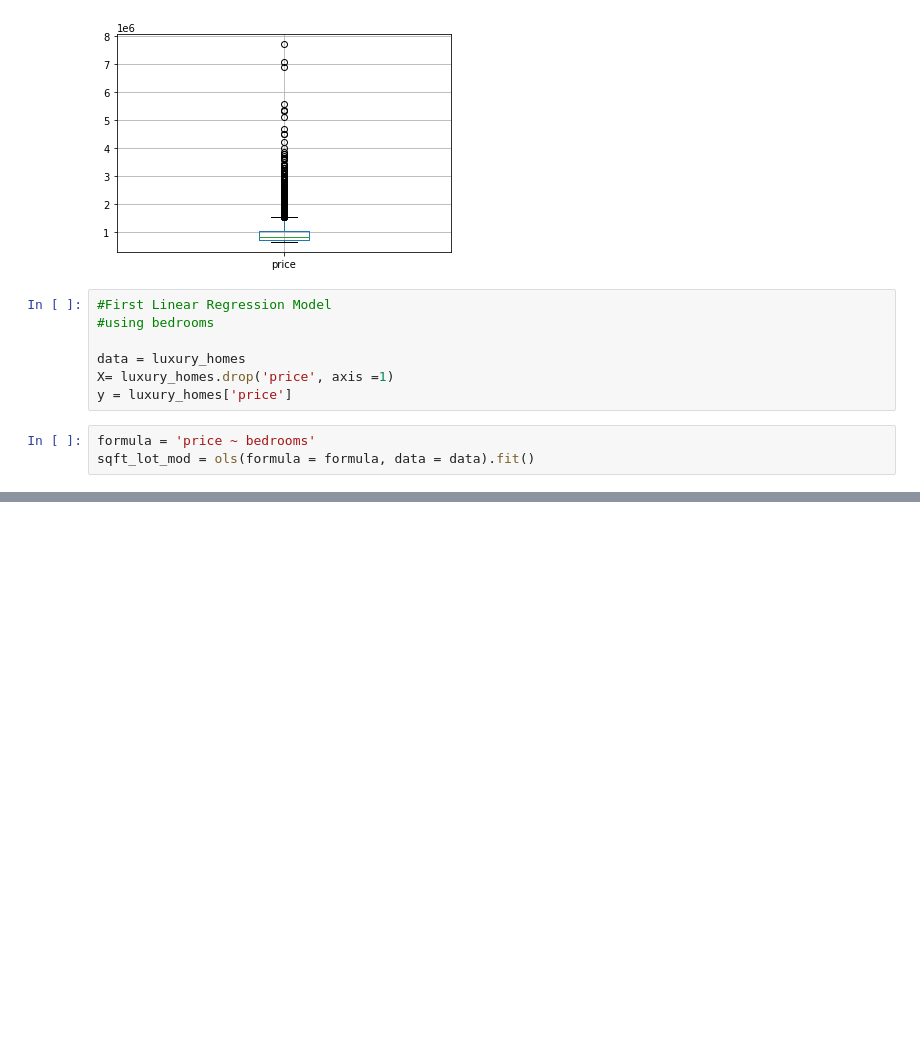
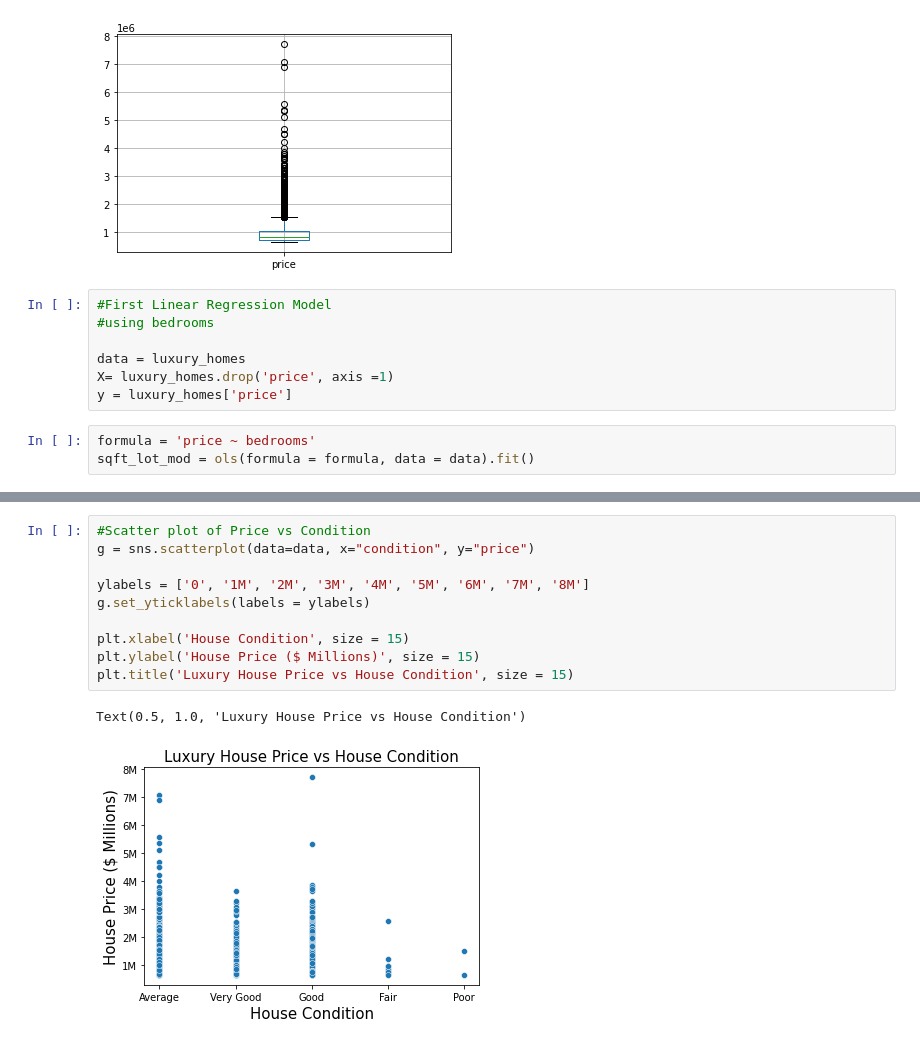
Before and after one commit to henryshin15/king_county_real_estate, a Jupyter notebook: Data_Filtering_Notebook.ipynb, the cells around one changed output, grey strips where cells are left out. Cells and saved outputs as stored; diff of their text form; blank space fills up the shorter version.

```diff
--- a/Data_Filtering_Notebook.ipynb
+++ b/Data_Filtering_Notebook.ipynb
@@ -194,0 +270,13 @@ Notes:
+# %%
+#Scatter plot of Price vs Condition
+g = sns.scatterplot(data=data, x="condition", y="price")
+
+ylabels = ['0', '1M', '2M', '3M', '4M', '5M', '6M', '7M', '8M']
+g.set_yticklabels(labels = ylabels)
+
+plt.xlabel('House Condition', size = 15)
+plt.ylabel('House Price ($ Millions)', size = 15)
+plt.title('Luxury House Price vs House Condition', size = 15)
+# %% [output]
+Text(0.5, 1.0, 'Luxury House Price vs House Condition')
+[figure, added]
```
Also changed, not shown: parts of 12 cells of this notebook.
